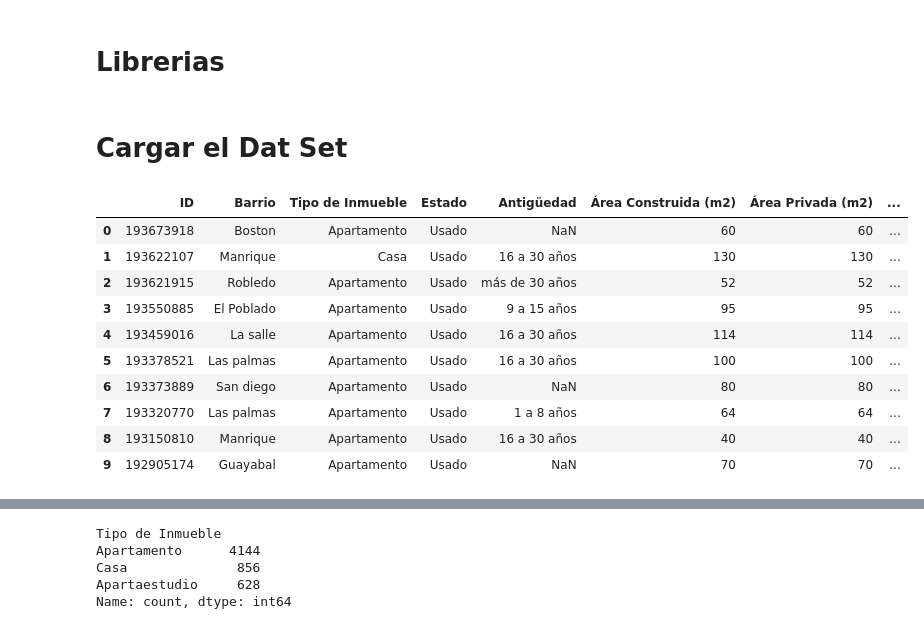
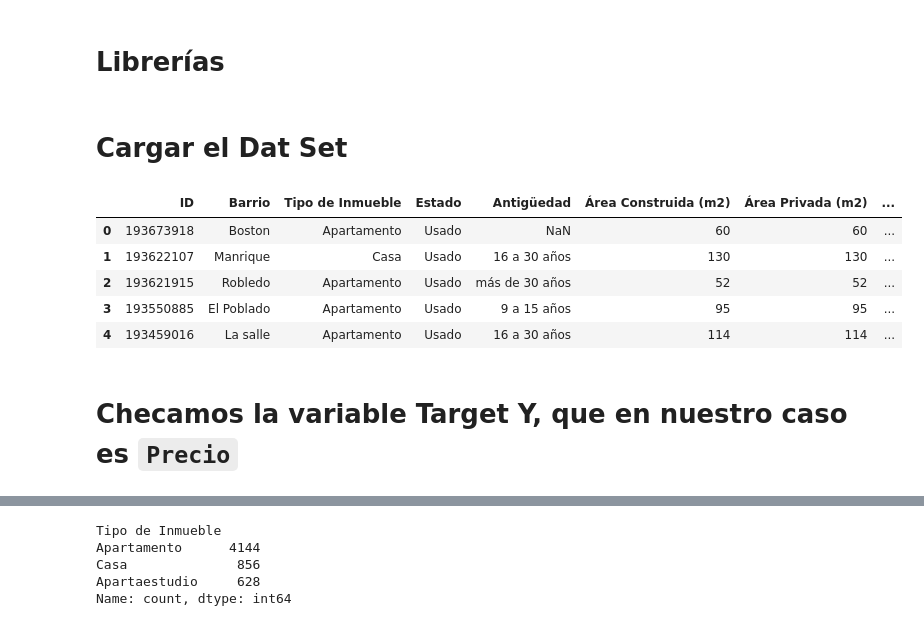
Before and after one commit to EloisaCB43/Proyecto2_ML, a Jupyter notebook: EDA.ipynb, the cells around one changed output, grey strips where cells are left out. Drawn from its saved outputs; the diff is of its cells as text; code cells hidden in the pictures.

```diff
--- a/EDA.ipynb
+++ b/EDA.ipynb
@@ -1,5 +1,5 @@
 # %% [markdown]
-# Librerias
+# **Librerías**
 # %%
 import pandas as pd
 import matplotlib.pyplot as plt
@@ -9,6 +10,6 @@ from pathlib import Path
 import squarify
 # %% [markdown]
-# Cargar el Dat Set
+# **Cargar el Dat Set**
 # %%
 
 # NO MODIFICAR LAS SIGUIENTES 2 LÍNEAS, YA QUE MUESTRAN MEJOR EL DATAFRAME AL HACER "PRINT" O "HEAD"
@@ -26,16 +27,13 @@ y = df["Precio"]
 # %%
 df = pd.concat([X, y], axis=1)
 
-display(df.head(10))
+display(df.head())
 # %% [output]
 |  | ID | Barrio | Tipo de Inmueble | Estado | Antigüedad | Área Construida (m2) | Área Privada (m2) | ... |
 | 0 | 193673918 | Boston | Apartamento | Usado | NaN | 60 | 60 | ... |
 | 1 | 193622107 | Manrique | Casa | Usado | 16 a 30 años | 130 | 130 | ... |
 | 2 | 193621915 | Robledo | Apartamento | Usado | más de 30 años | 52 | 52 | ... |
 | 3 | 193550885 | El Poblado | Apartamento | Usado | 9 a 15 años | 95 | 95 | ... |
 | 4 | 193459016 | La salle | Apartamento | Usado | 16 a 30 años | 114 | 114 | ... |
-| 5 | 193378521 | Las palmas | Apartamento | Usado | 16 a 30 años | 100 | 100 | ... |
-| 6 | 193373889 | San diego | Apartamento | Usado | NaN | 80 | 80 | ... |
-| 7 | 193320770 | Las palmas | Apartamento | Usado | 1 a 8 años | 64 | 64 | ... |
-| 8 | 193150810 | Manrique | Apartamento | Usado | 16 a 30 años | 40 | 40 | ... |
-| 9 | 192905174 | Guayabal | Apartamento | Usado | NaN | 70 | 70 | ... |
+# %% [markdown]
+# **Checamos la variable Target Y, que en nuestro caso es `Precio`**
```
Also changed, not shown: parts of 98 cells of this notebook, 2 other files.
